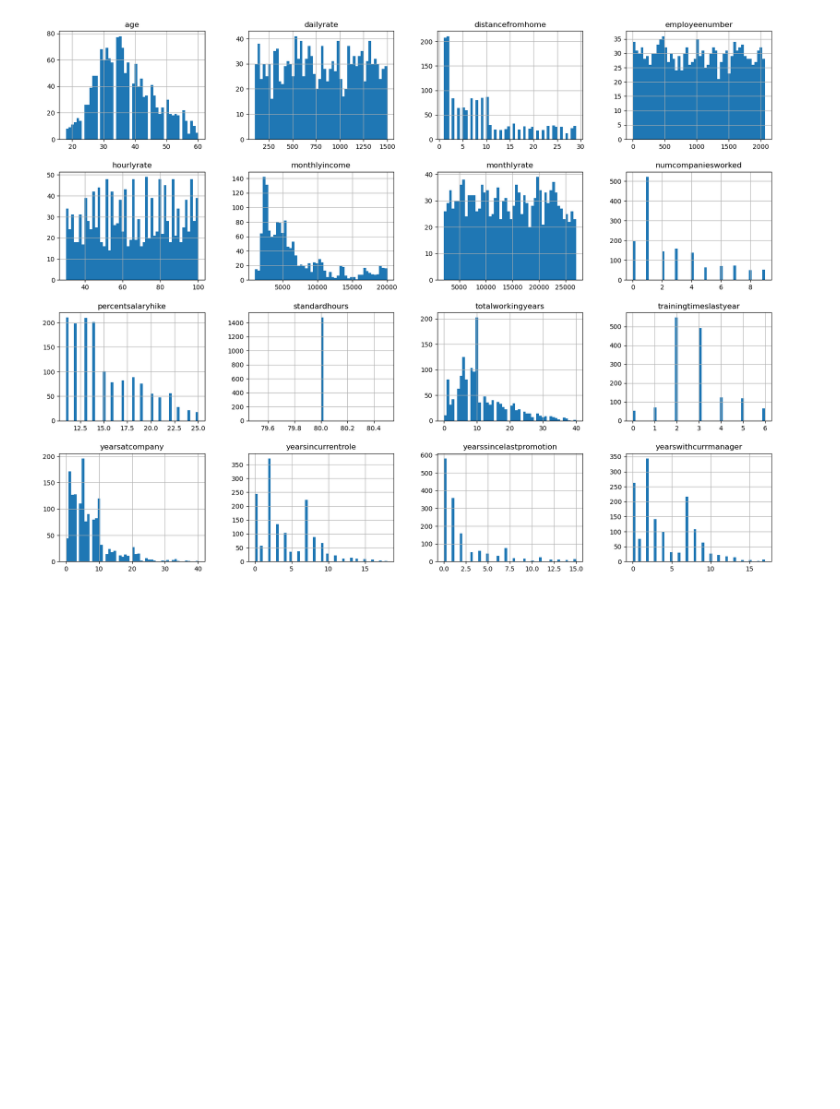
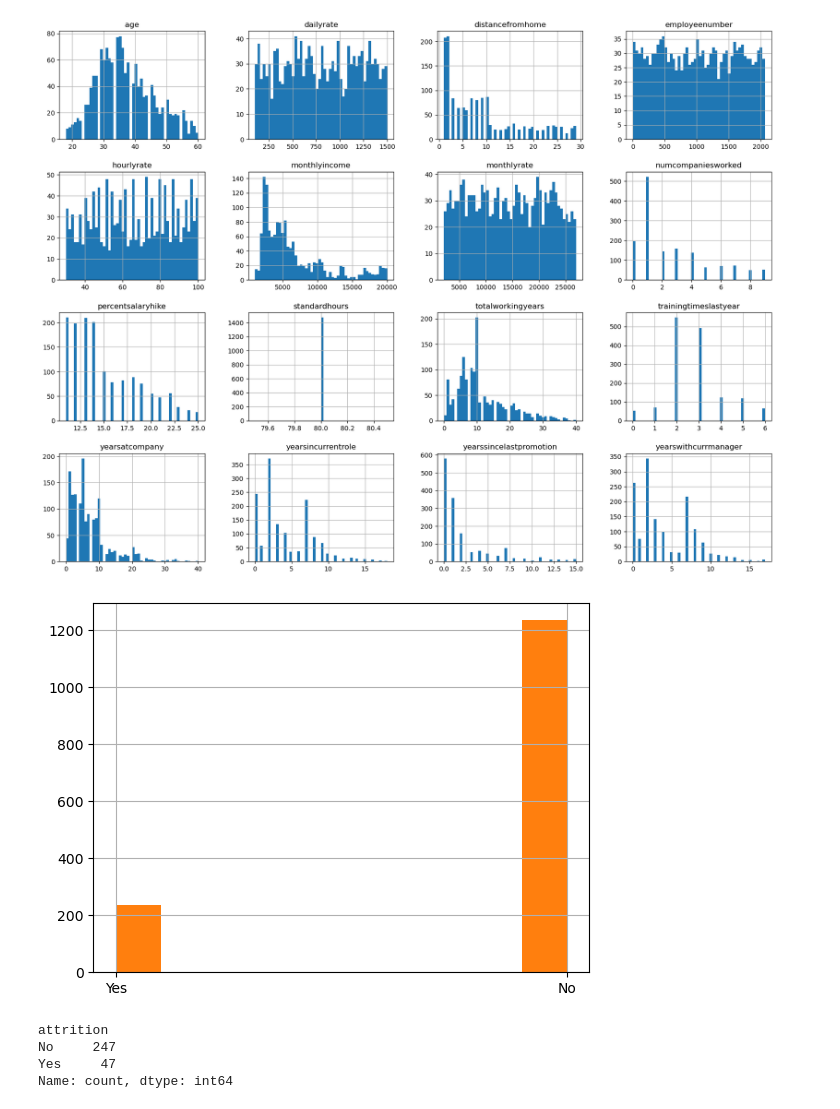
Before and after one commit to Altsb22/Employee_Retention, a Jupyter notebook: Individual Dataset Training/Dataset_IBM.ipynb, the cells around one changed output. Drawn from its saved outputs; the diff is of its cells as text; code cells hidden in the pictures; blank space fills up the shorter version.

Commit message:
stratified sampling

```diff
--- a/Individual Dataset Training/Dataset_IBM.ipynb
+++ b/Individual Dataset Training/Dataset_IBM.ipynb
@@ -126,0 +144,21 @@ ibm_data.drop(columns=['employeenumber', 'standardhours'], inplace=True)
+# %%
+# We are looking to measure attrition so let's visualize the ratio of yes to no.
+ibm_data['attrition'].hist()
+plt.show()
+#the ratio of yes to know is adequate for the exploratory analysis.
+# %% [output]
+[figure, added]
+# %%
+#set up stratified sampling
+from sklearn.model_selection import StratifiedShuffleSplit
+split = StratifiedShuffleSplit(n_splits=1, test_size=0.2, random_state=42)
+for train_index, test_index in split.split(ibm_data, ibm_data['attrition']):
+    strat_train_set = ibm_data.loc[train_index]
+    strat_test_set = ibm_data.loc[test_index]
+#check the stratified sampling
+strat_test_set['attrition'].value_counts()
+# %% [output]
+attrition
+No     247
+Yes     47
+Name: count, dtype: int64
```
Also changed, not shown: parts of 3 cells of this notebook.
